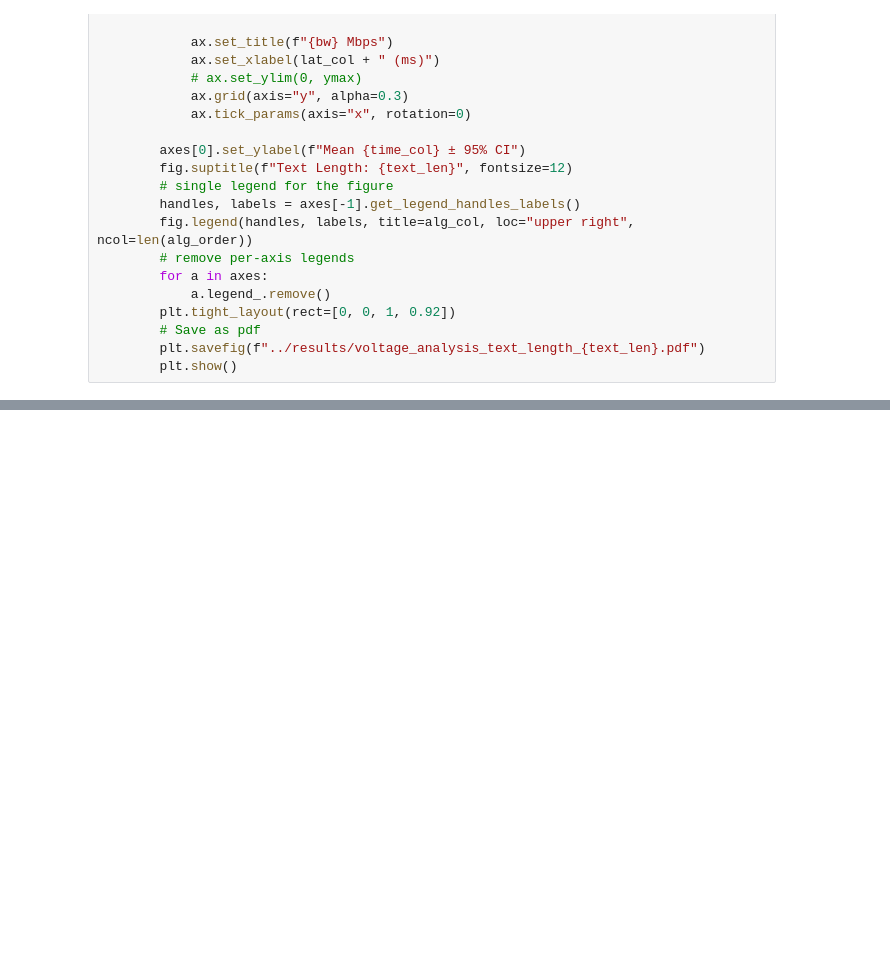
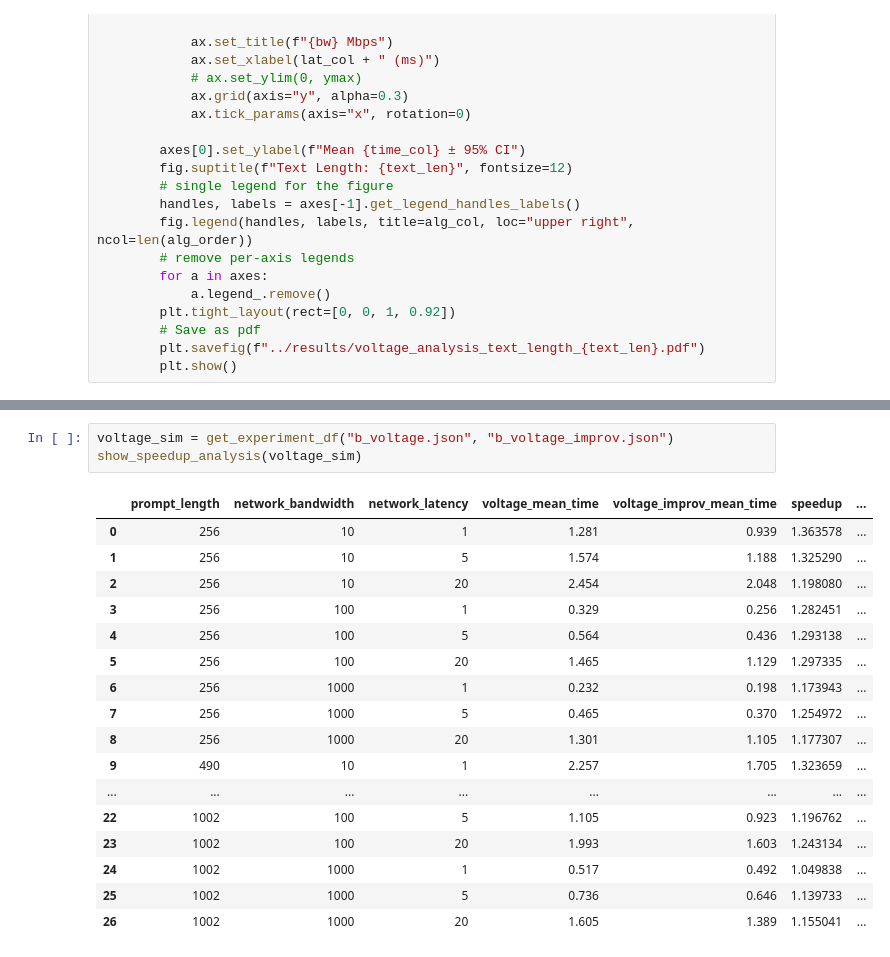
Before and after one commit to Dogacel/Uniference, a Jupyter notebook: notebooks/voltage_analysis.ipynb, the cells around one changed output, grey strips where cells are left out. Saved outputs shown, nothing was run; the diff lists cells and outputs as text; blank space fills up the shorter version.

```diff
--- a/notebooks/voltage_analysis.ipynb
+++ b/notebooks/voltage_analysis.ipynb
@@ -232,0 +234,21 @@ show_speedup_analysis(orin_cpu_1000_1)
+# %%
+voltage_sim = get_experiment_df("b_voltage.json", "b_voltage_improv.json")
+show_speedup_analysis(voltage_sim)
+# %% [output]
+|  | prompt_length | network_bandwidth | network_latency | voltage_mean_time | voltage_improv_mean_time | speedup | ... |
+| 0 | 256 | 10 | 1 | 1.281 | 0.939 | 1.363578 | ... |
+| 1 | 256 | 10 | 5 | 1.574 | 1.188 | 1.325290 | ... |
+| 2 | 256 | 10 | 20 | 2.454 | 2.048 | 1.198080 | ... |
+| 3 | 256 | 100 | 1 | 0.329 | 0.256 | 1.282451 | ... |
+| 4 | 256 | 100 | 5 | 0.564 | 0.436 | 1.293138 | ... |
+| 5 | 256 | 100 | 20 | 1.465 | 1.129 | 1.297335 | ... |
+| 6 | 256 | 1000 | 1 | 0.232 | 0.198 | 1.173943 | ... |
+| 7 | 256 | 1000 | 5 | 0.465 | 0.370 | 1.254972 | ... |
+| 8 | 256 | 1000 | 20 | 1.301 | 1.105 | 1.177307 | ... |
+| 9 | 490 | 10 | 1 | 2.257 | 1.705 | 1.323659 | ... |
+| ... | ... | ... | ... | ... | ... | ... | ... |
+| 22 | 1002 | 100 | 5 | 1.105 | 0.923 | 1.196762 | ... |
+| 23 | 1002 | 100 | 20 | 1.993 | 1.603 | 1.243134 | ... |
+| 24 | 1002 | 1000 | 1 | 0.517 | 0.492 | 1.049838 | ... |
+| 25 | 1002 | 1000 | 5 | 0.736 | 0.646 | 1.139733 | ... |
+| 26 | 1002 | 1000 | 20 | 1.605 | 1.389 | 1.155041 | ... |
```
Also changed, not shown: parts of 4 cells of this notebook, 11 other files.
